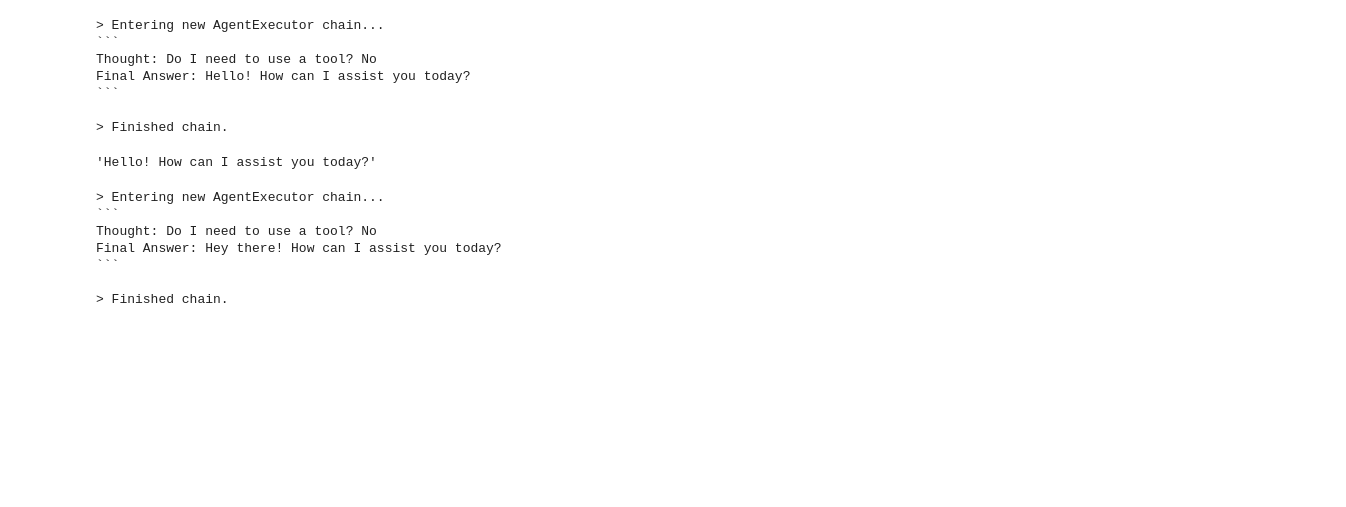
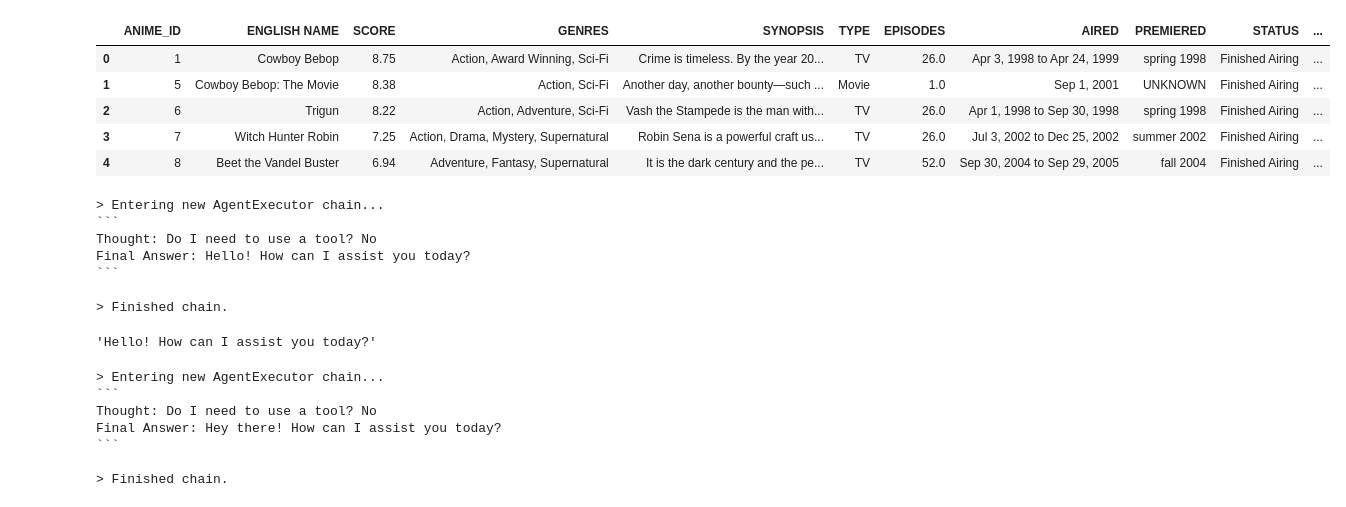
Before and after one commit to Ai-Sukmoren/chatbot, a Jupyter notebook: test.ipynb, the cells around one changed output. Drawn from its saved outputs; the diff is of its cells as text; code cells hidden in the pictures; blank space fills up the shorter version.

```diff
--- a/test.ipynb
+++ b/test.ipynb
@@ -1,3 +51,20 @@
+# %%
+import pandas as pd
+
+df = pd.read_csv(r'Documents\anime.csv')
+df.columns = [col.upper() for col in df.columns]
+df.drop(['OTHER NAME', 'NAME','POPULARITY','FAVORITES','SCORED BY','MEMBERS'], axis='columns', inplace=True)
+#df = df.rename(columns={'English name': 'Name'})
+
+
+df.head()
+# %% [output]
+|  | ANIME_ID | ENGLISH NAME | SCORE | GENRES | SYNOPSIS | TYPE | EPISODES | AIRED | PREMIERED | STATUS | ... |
+| 0 | 1 | Cowboy Bebop | 8.75 | Action, Award Winning, Sci-Fi | Crime is timeless. By the year 20... | TV | 26.0 | Apr 3, 1998 to Apr 24, 1999 | spring 1998 | Finished Airing | ... |
+| 1 | 5 | Cowboy Bebop: The Movie | 8.38 | Action, Sci-Fi | Another day, another bounty—such ... | Movie | 1.0 | Sep 1, 2001 | UNKNOWN | Finished Airing | ... |
+| 2 | 6 | Trigun | 8.22 | Action, Adventure, Sci-Fi | Vash the Stampede is the man with... | TV | 26.0 | Apr 1, 1998 to Sep 30, 1998 | spring 1998 | Finished Airing | ... |
+| 3 | 7 | Witch Hunter Robin | 7.25 | Action, Drama, Mystery, Supernatural | Robin Sena is a powerful craft us... | TV | 26.0 | Jul 3, 2002 to Dec 25, 2002 | summer 2002 | Finished Airing | ... |
+| 4 | 8 | Beet the Vandel Buster | 6.94 | Adventure, Fantasy, Supernatural | It is the dark century and the pe... | TV | 52.0 | Sep 30, 2004 to Sep 29, 2005 | fall 2004 | Finished Airing | ... |
 # %%
 from langchain.tools import Tool
 from langchain.agents import AgentExecutor, create_react_agent
```
Also changed, not shown: parts of 2 cells of this notebook, 2 other files.
